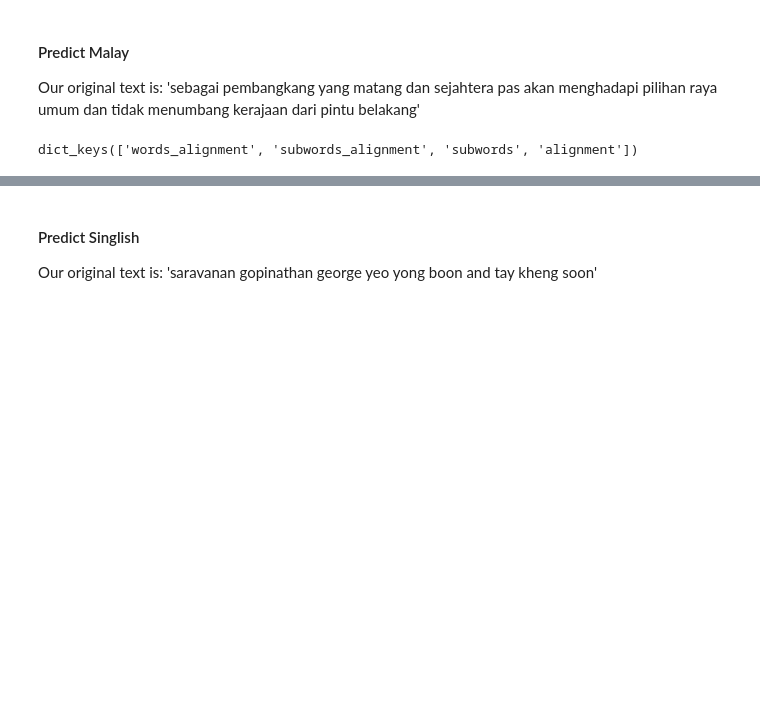
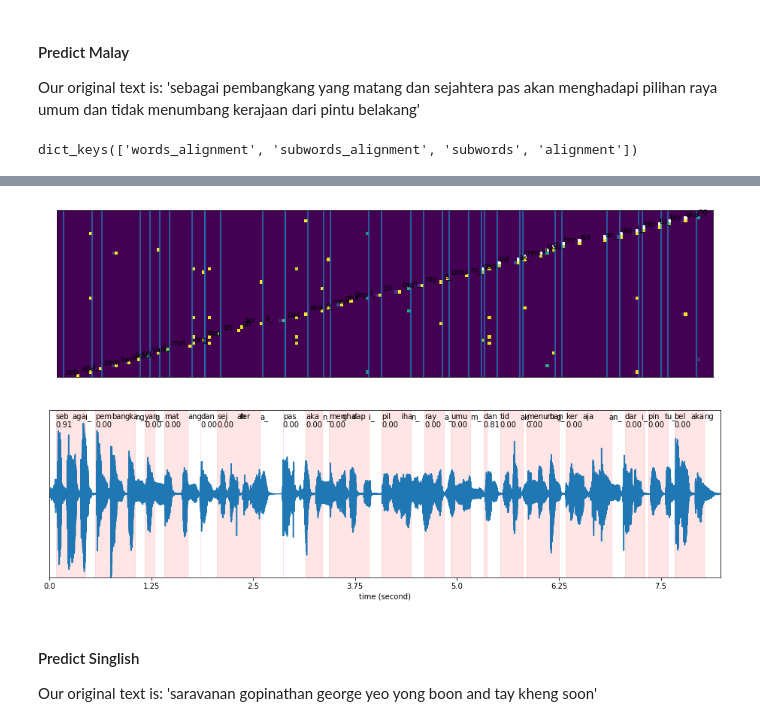
Before and after one commit to mesolitica/malaya-speech, a Jupyter notebook: docs/force-alignment.ipynb, the cells around one changed output, grey strips where cells are left out. Drawn from its saved outputs; the diff is of its cells as text; code cells hidden in the pictures; blank space fills up the shorter version.

```diff
--- a/docs/force-alignment.ipynb
+++ b/docs/force-alignment.ipynb
@@ -177,3 +215,12 @@ plt.show()
+# %%
+plot_alignments(alignment = results['alignment'],
+                subs_alignment = results['subwords_alignment'],
+                words_alignment = results['words_alignment'],
+                waveform = malay2,
+                sample_rate = 16000,
+                figsize = (16, 9))
+# %% [output]
+[figure, added]
 # %% [markdown]
 #### Predict Singlish
 
```
Also changed, not shown: parts of 14 cells of this notebook, 31 other files.
